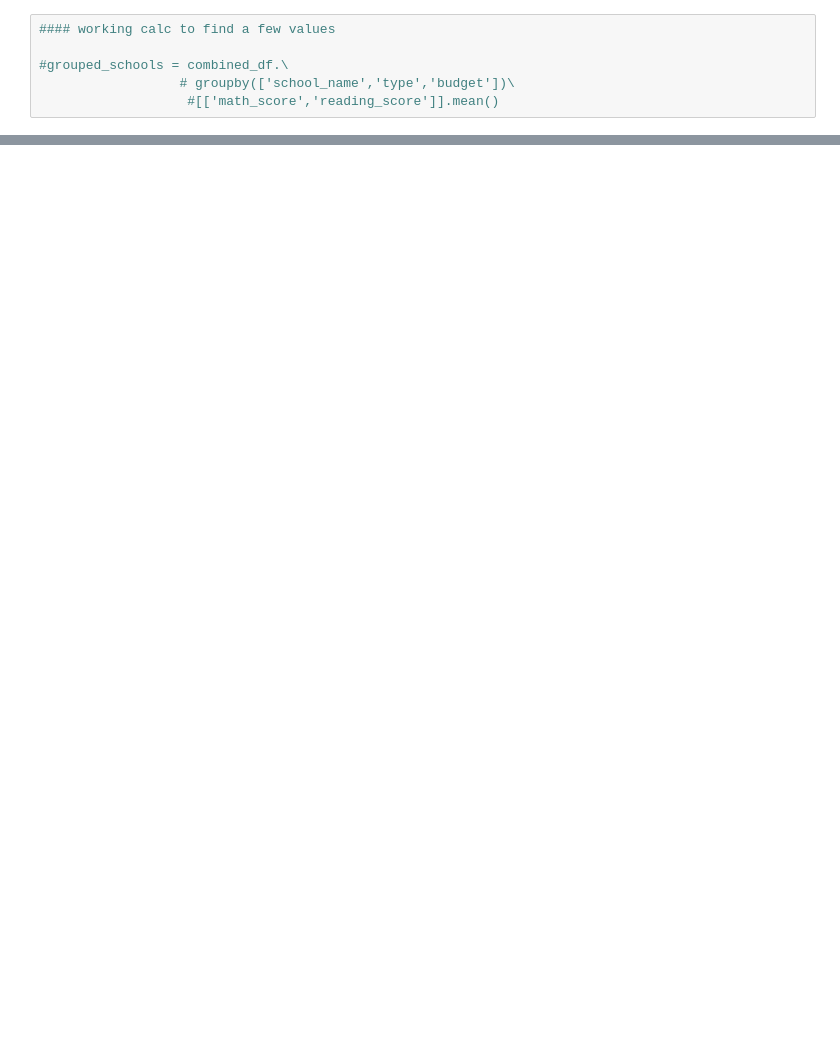
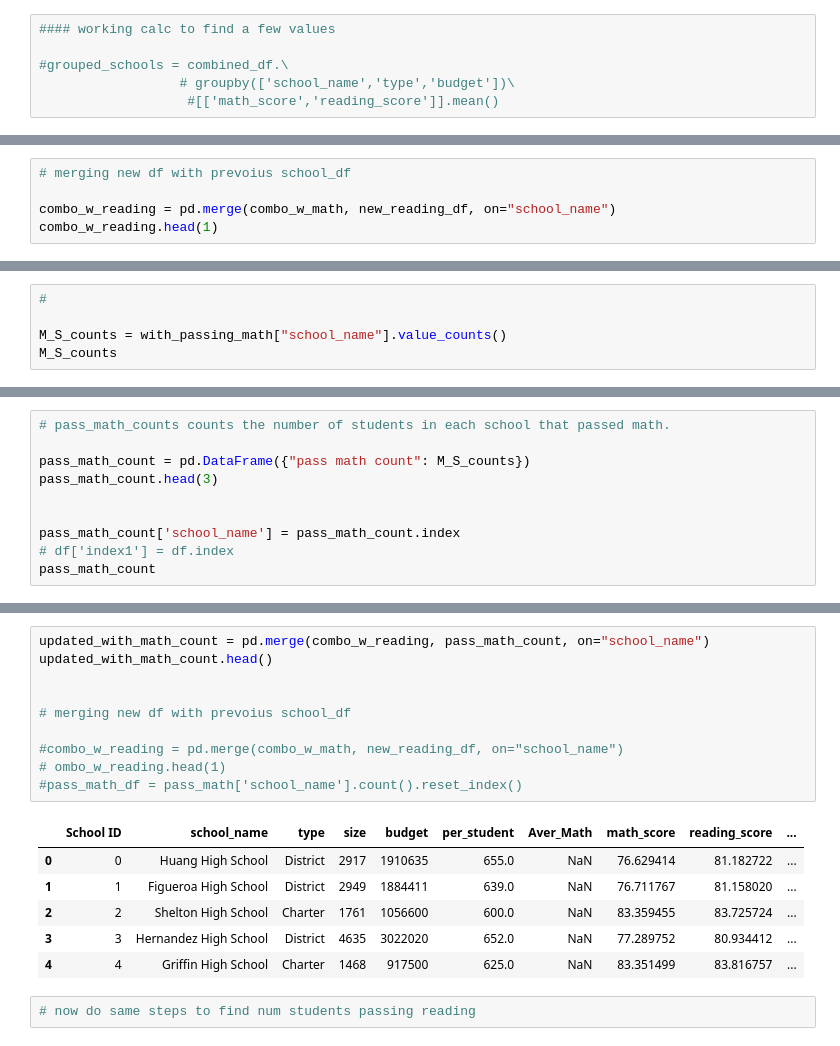
Before and after one commit to JonesInformatics/pandas-challenge, a Jupyter notebook: PyCitySchools/main.ipynb, the cells around one changed output, grey strips where cells are left out. Cells and saved outputs as stored; diff of their text form; blank space fills up the shorter version.

```diff
--- a/PyCitySchools/main.ipynb
+++ b/PyCitySchools/main.ipynb
@@ -219,0 +306,5 @@ stud_bud_ave
+# %%
+# merging new df with prevoius school_df
+
+combo_w_reading = pd.merge(combo_w_math, new_reading_df, on="school_name")
+combo_w_reading.head(1)
@@ -219,0 +326,5 @@ stud_bud_ave
+# %%
+#
+
+M_S_counts = with_passing_math["school_name"].value_counts()
+M_S_counts
@@ -219,0 +368,10 @@ stud_bud_ave
+# %%
+# pass_math_counts counts the number of students in each school that passed math.
+
+pass_math_count = pd.DataFrame({"pass math count": M_S_counts})
+pass_math_count.head(3)
+
+
+pass_math_count['school_name'] = pass_math_count.index
+# df['index1'] = df.index
+pass_math_count
@@ -219,0 +395,19 @@ stud_bud_ave
+# %%
+updated_with_math_count = pd.merge(combo_w_reading, pass_math_count, on="school_name")
+updated_with_math_count.head()
+
+
+# merging new df with prevoius school_df
+
+#combo_w_reading = pd.merge(combo_w_math, new_reading_df, on="school_name")
+# ombo_w_reading.head(1)
+#pass_math_df = pass_math['school_name'].count().reset_index()
+# %% [output]
+|  | School ID | school_name | type | size | budget | per_student | Aver_Math | math_score | reading_score | ... |
+| 0 | 0 | Huang High School | District | 2917 | 1910635 | 655.0 | NaN | 76.629414 | 81.182722 | ... |
+| 1 | 1 | Figueroa High School | District | 2949 | 1884411 | 639.0 | NaN | 76.711767 | 81.158020 | ... |
+| 2 | 2 | Shelton High School | Charter | 1761 | 1056600 | 600.0 | NaN | 83.359455 | 83.725724 | ... |
+| 3 | 3 | Hernandez High School | District | 4635 | 3022020 | 652.0 | NaN | 77.289752 | 80.934412 | ... |
+| 4 | 4 | Griffin High School | Charter | 1468 | 917500 | 625.0 | NaN | 83.351499 | 83.816757 | ... |
+# %%
+# now do same steps to find num students passing reading
```
Also changed, not shown: parts of 44 cells of this notebook.
